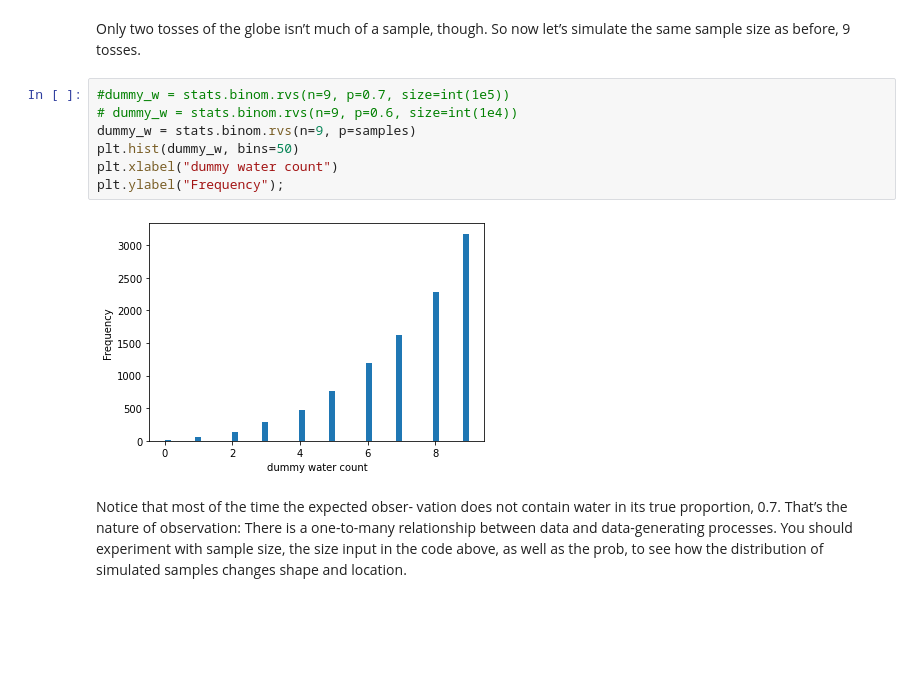
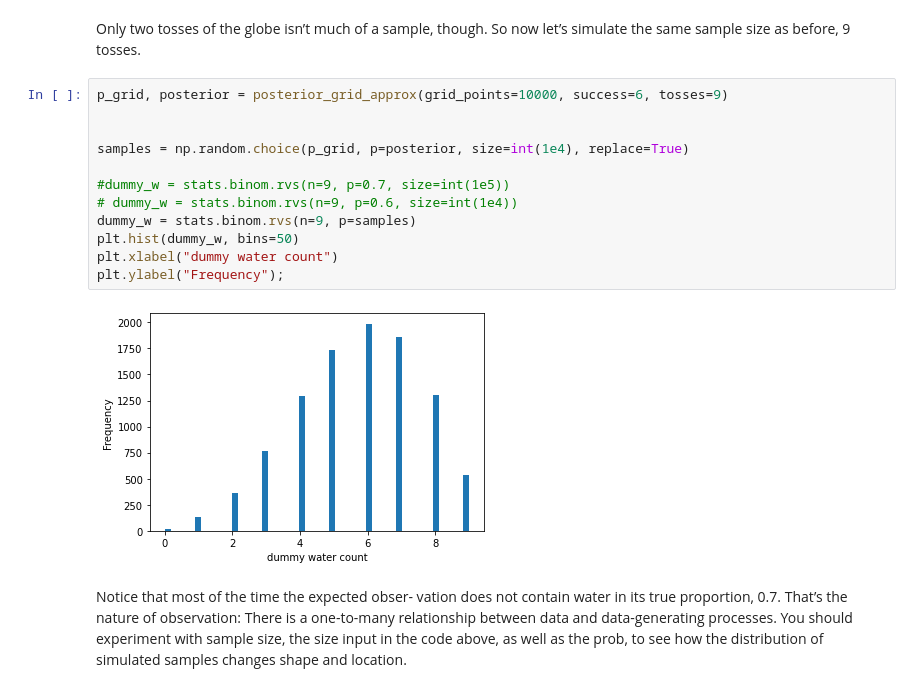
Before and after one commit to gsahinpi/dats511fall2020, a Jupyter notebook: introbayes/samplingtheposter.ipynb, the cells around one changed output. Saved outputs shown, nothing was run; the diff lists cells and outputs as text; blank space fills up the shorter version.

```diff
--- a/introbayes/samplingtheposter.ipynb
+++ b/introbayes/samplingtheposter.ipynb
@@ -345,13 +468,18 @@ dummy_w = stats.binom.rvs(n=2, p=0.7, size=int(1e5))
 # %% [markdown]
 Only two tosses of the globe isn’t much of a sample, though. So now let’s simulate the same sample size as before, 9 tosses.
 # %%
+p_grid, posterior = posterior_grid_approx(grid_points=10000, success=6, tosses=9)
+
+
+samples = np.random.choice(p_grid, p=posterior, size=int(1e4), replace=True)
+
 #dummy_w = stats.binom.rvs(n=9, p=0.7, size=int(1e5))
 # dummy_w = stats.binom.rvs(n=9, p=0.6, size=int(1e4))
 dummy_w = stats.binom.rvs(n=9, p=samples)
 plt.hist(dummy_w, bins=50)
 plt.xlabel("dummy water count")
 plt.ylabel("Frequency");
 # %% [output]
-[figure, old version]
+[figure, new version]
 # %% [markdown]
 Notice that most of the time the expected obser- vation does not contain water in its true proportion, 0.7. That’s the nature of observation: There is a one-to-many relationship between data and data-generating processes. You should experiment with sample size, the size input in the code above, as well as the prob, to see how the distribution of simulated samples changes shape and location.
```
Also changed, not shown: parts of 20 cells of this notebook.
